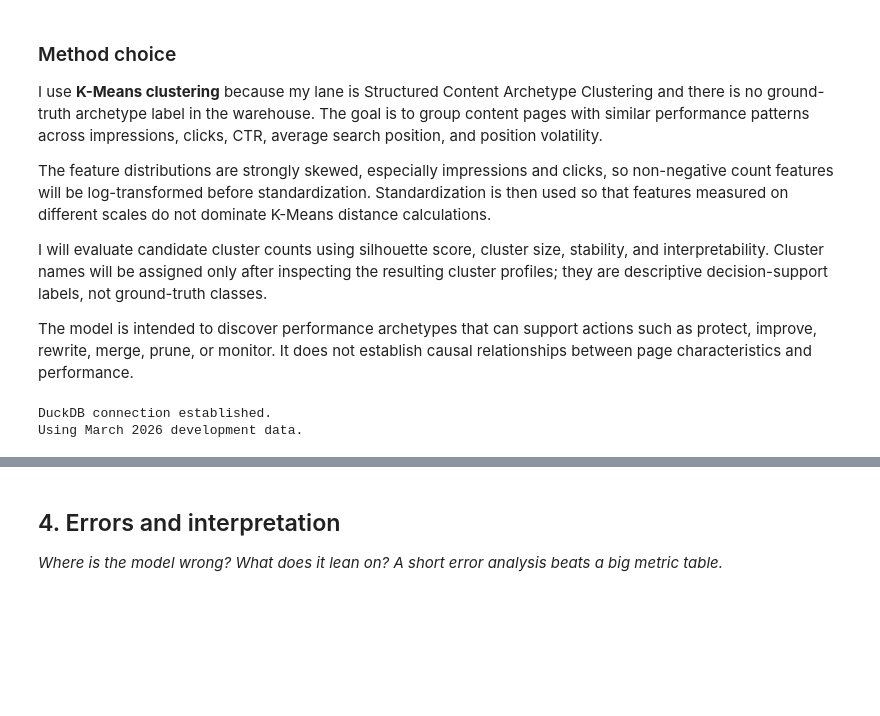
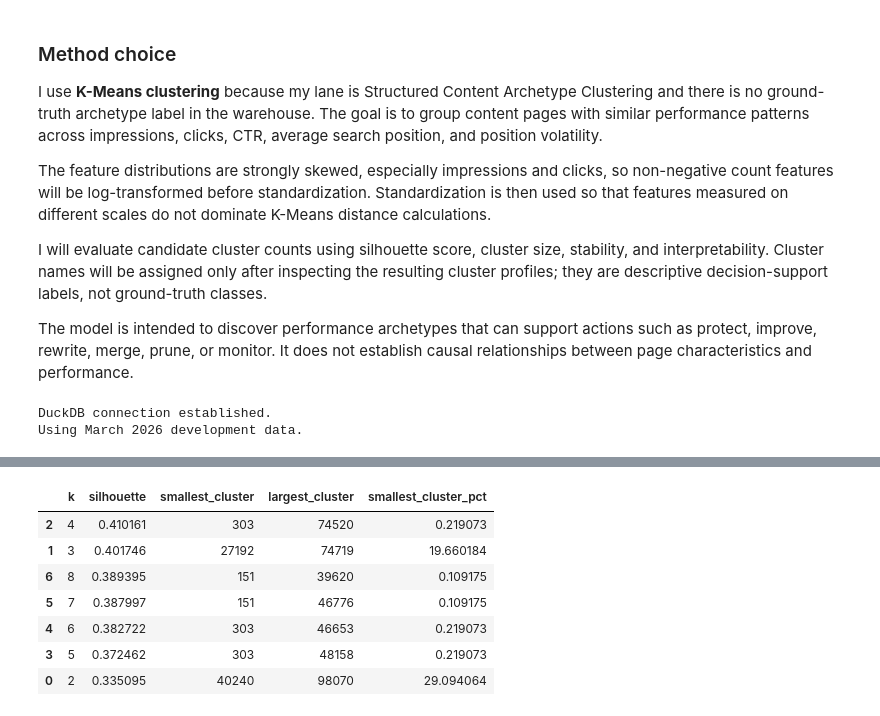
Before and after one commit to girishpatil935/ML_Internship, a Jupyter notebook: work/notebooks/w05_model.ipynb, the cells around one changed output, grey strips where cells are left out. Drawn from its saved outputs; the diff is of its cells as text; code cells hidden in the pictures; blank space fills up the shorter version.

Commit message:
Complete ML-08 clustering model and validation

```diff
--- a/work/notebooks/w05_model.ipynb
+++ b/work/notebooks/w05_model.ipynb
@@ -163,4 +261,52 @@ Missing values:
-# %% [markdown]
-## 4. Errors and interpretation
-
-*Where is the model wrong? What does it lean on? A short error analysis beats a big metric table.*
+# %%
+# Evaluate candidate numbers of clusters
+
+k_results = []
+
+for k in range(2, 9):
+
+    kmeans = KMeans(
+        n_clusters=k,
+        random_state=42,
+        n_init=10
+    )
+
+    train_labels = kmeans.fit_predict(X_train_scaled)
+
+    silhouette = silhouette_score(
+        X_train_scaled,
+        train_labels,
+        sample_size=20000,
+        random_state=42
+    )
+
+    cluster_sizes = pd.Series(train_labels).value_counts()
+
+    k_results.append(
+        {
+            "k": k,
+            "silhouette": silhouette,
+            "smallest_cluster": cluster_sizes.min(),
+            "largest_cluster": cluster_sizes.max(),
+            "smallest_cluster_pct":
+                100 * cluster_sizes.min() / len(train_labels)
+        }
+    )
+
+k_results_df = pd.DataFrame(k_results)
+
+display(
+    k_results_df.sort_values(
+        "silhouette",
+        ascending=False
+    )
+)
+# %% [output]
+|  | k | silhouette | smallest_cluster | largest_cluster | smallest_cluster_pct |
+| 2 | 4 | 0.410161 | 303 | 74520 | 0.219073 |
+| 1 | 3 | 0.401746 | 27192 | 74719 | 19.660184 |
+| 6 | 8 | 0.389395 | 151 | 39620 | 0.109175 |
+| 5 | 7 | 0.387997 | 151 | 46776 | 0.109175 |
+| 4 | 6 | 0.382722 | 303 | 46653 | 0.219073 |
+| 3 | 5 | 0.372462 | 303 | 48158 | 0.219073 |
+| 0 | 2 | 0.335095 | 40240 | 98070 | 29.094064 |
```
Also changed, not shown: parts of 18 cells of this notebook.
